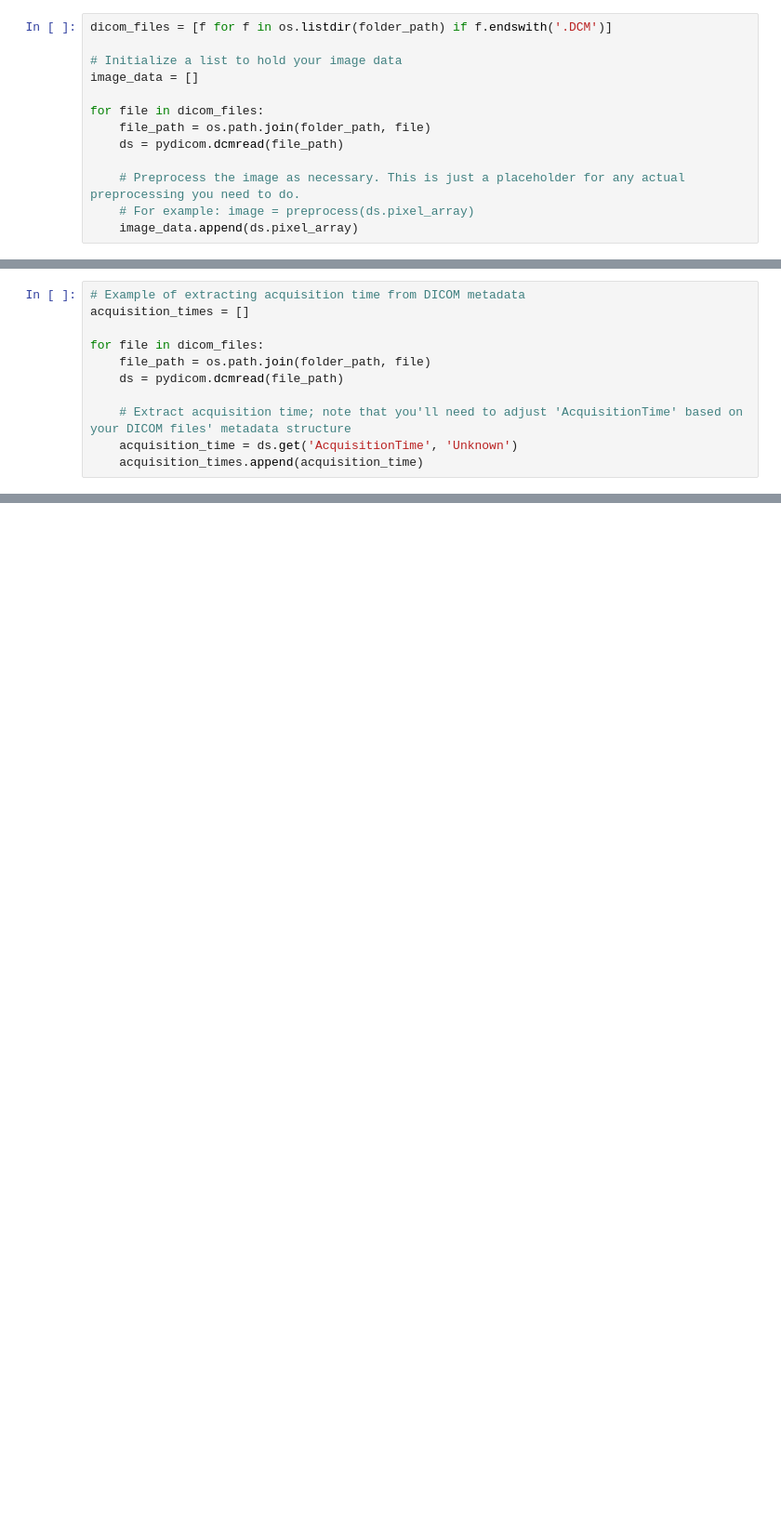
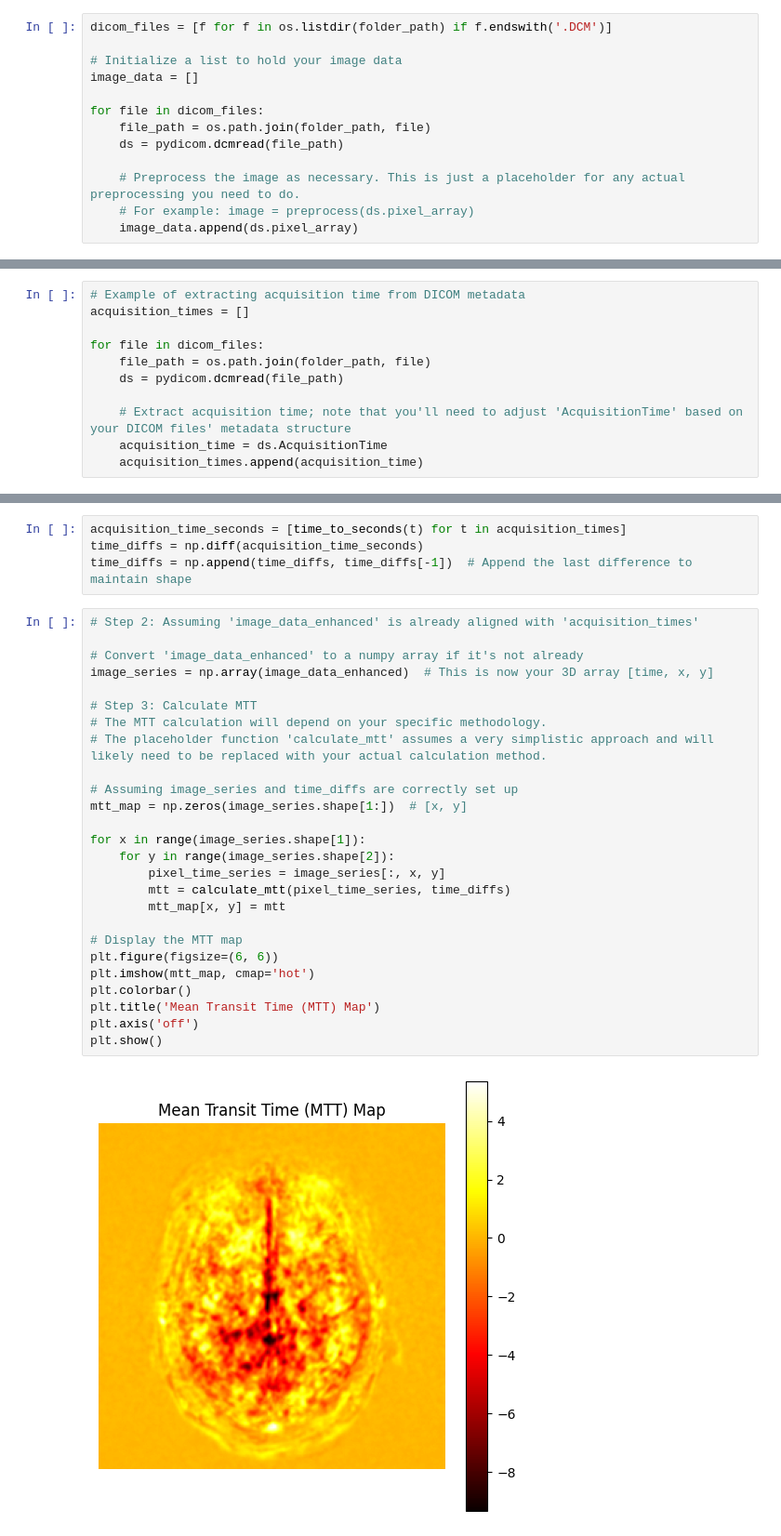
Before and after one commit to qqgjyx/MATH-Group, a Jupyter notebook: main.ipynb, the cells around one changed output, grey strips where cells are left out. Shown at 93% size. Cells and saved outputs as stored; diff of their text form; blank space fills up the shorter version.

```diff
--- a/main.ipynb
+++ b/main.ipynb
@@ -65,5 +150,5 @@ for file in dicom_files:
     ds = pydicom.dcmread(file_path)
 
     # Extract acquisition time; note that you'll need to adjust 'AcquisitionTime' based on your DICOM files' metadata structure
-    acquisition_time = ds.get('AcquisitionTime', 'Unknown')
+    acquisition_time = ds.AcquisitionTime
     acquisition_times.append(acquisition_time)
@@ -92,0 +159,32 @@ Step 3: Processing
+# %%
+acquisition_time_seconds = [time_to_seconds(t) for t in acquisition_times]
+time_diffs = np.diff(acquisition_time_seconds)
+time_diffs = np.append(time_diffs, time_diffs[-1])  # Append the last difference to maintain shape
+# %%
+# Step 2: Assuming 'image_data_enhanced' is already aligned with 'acquisition_times'
+
+# Convert 'image_data_enhanced' to a numpy array if it's not already
+image_series = np.array(image_data_enhanced)  # This is now your 3D array [time, x, y]
+
+# Step 3: Calculate MTT
+# The MTT calculation will depend on your specific methodology.
+# The placeholder function 'calculate_mtt' assumes a very simplistic approach and will likely need to be replaced with your actual calculation method.
+
+# Assuming image_series and time_diffs are correctly set up
+mtt_map = np.zeros(image_series.shape[1:])  # [x, y]
+
+for x in range(image_series.shape[1]):
+    for y in range(image_series.shape[2]):
+        pixel_time_series = image_series[:, x, y]
+        mtt = calculate_mtt(pixel_time_series, time_diffs)
+        mtt_map[x, y] = mtt
+
+# Display the MTT map
+plt.figure(figsize=(6, 6))
+plt.imshow(mtt_map, cmap='hot')
+plt.colorbar()
+plt.title('Mean Transit Time (MTT) Map')
+plt.axis('off')
+plt.show()
+# %% [output]
+[figure, added]
```
Also changed, not shown: parts of 15 cells of this notebook.
